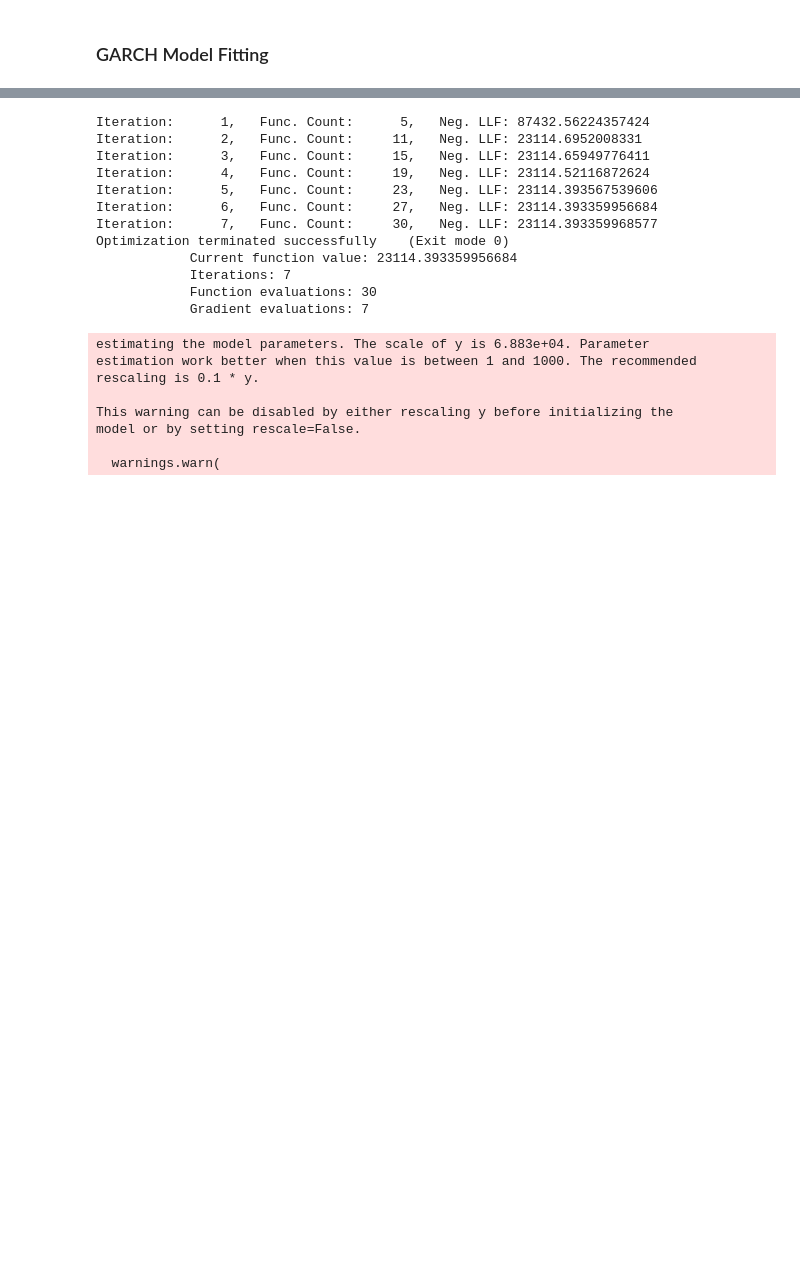
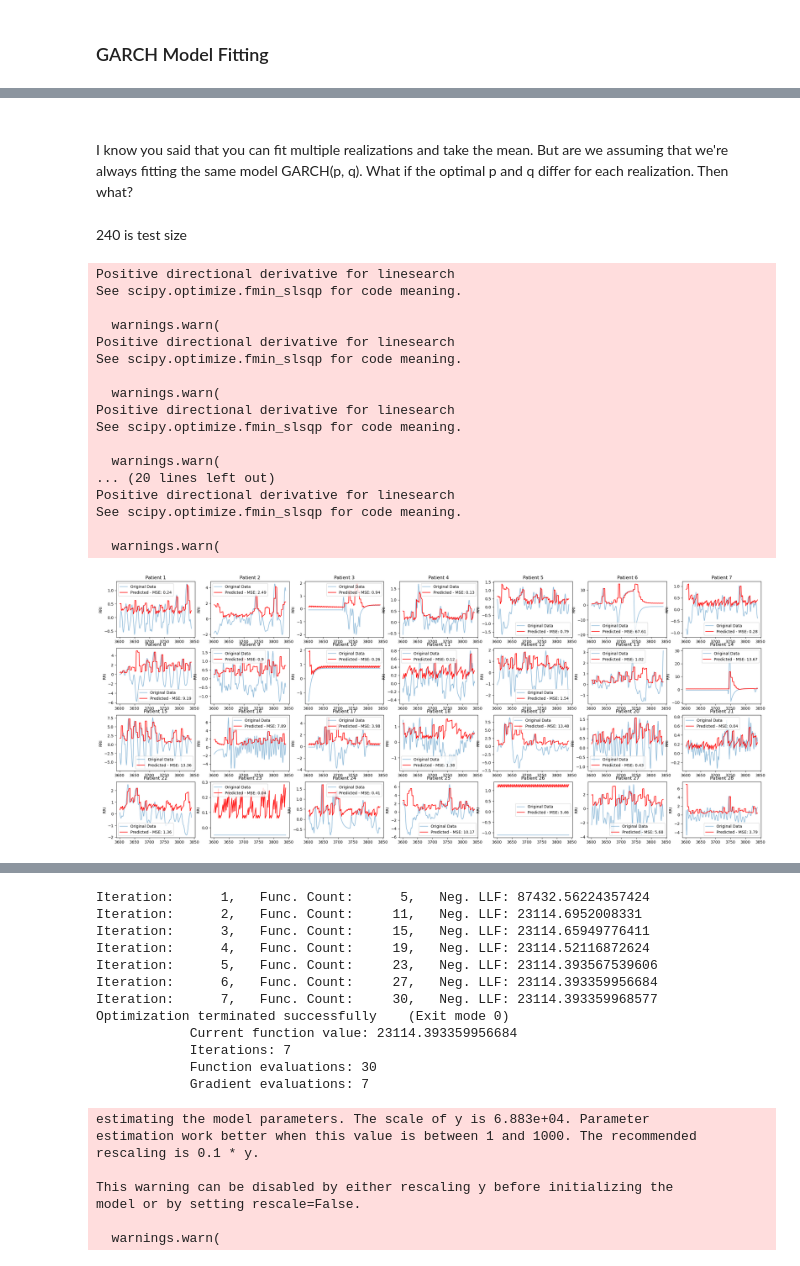
Before and after one commit to celisa/Heart-Rate-Variability-Repo, a Jupyter notebook: 02_code/final_project.ipynb, the cells around one changed output, grey strips where cells are left out. Drawn from its saved outputs; the diff is of its cells as text; code cells hidden in the pictures; blank space fills up the shorter version.

```diff
--- a/02_code/final_project.ipynb
+++ b/02_code/final_project.ipynb
@@ -151,0 +231,5 @@ rris.drop("time", axis = 1, inplace = False).to_csv("rris.csv", index = False)
+# %% [markdown]
+##
+I know you said that you can fit multiple realizations and take the mean. But are we assuming that we're always fitting the same model GARCH(p, q). What if the optimal p and q differ for each realization. Then what?
+# %% [markdown]
+240 is test size
@@ -151,0 +270,42 @@ rris.drop("time", axis = 1, inplace = False).to_csv("rris.csv", index = False)
+# %%
+# plots for smoothed data
+fig, axs = plt.subplots(4, 7, figsize=(30, 12))
+warnings.filterwarnings("ignore")
+model_params = {}
+mses = []
+
+for i in range(4):
+    for j in range(7):
+        patient = rris["rri_" + str(i*7+j+1)]
+        bis = bis_all["bis_" + str(i*7+j+1)]
+        train, test = create_datasets(patient, test_size = 240, differencing = True, periods = 1, smoothing = True, smoothing_level = 0.1)
+        model, mse, predictions = fit_data(train, test, exog = bis,  p = 1, q = 1, make_rolling_predictions = True, window = 5)
+        model_params["rri_" + str(i*7+j+1)] = model.params
+        mses.append(mse)
+
+        # plot prediction data
+        axs[i,j].plot(test.index, test, alpha = 0.5, label = 'Original Data')
+        axs[i,j].plot(test.index, predictions, color='red', label='Predicted - MSE: ' + str(round(mse, 2)))
+        axs[i,j].set_title('Patient ' + str(i*7+j+1))
+        axs[i,j].set_ylabel('RRI')
+        #axs[i, j].axvline(x = 1440, color = 'r', label = 'axvline - full height')
+        axs[i,j].legend()
+# %% [output]
+Positive directional derivative for linesearch
+See scipy.optimize.fmin_slsqp for code meaning.
+
+  warnings.warn(
+Positive directional derivative for linesearch
+See scipy.optimize.fmin_slsqp for code meaning.
+
+  warnings.warn(
+Positive directional derivative for linesearch
+See scipy.optimize.fmin_slsqp for code meaning.
+
+  warnings.warn(
+... (20 lines left out)
+Positive directional derivative for linesearch
+See scipy.optimize.fmin_slsqp for code meaning.
+
+  warnings.warn(
+[figure, added]
```
Also changed, not shown: parts of 22 cells of this notebook, 5 other files.
